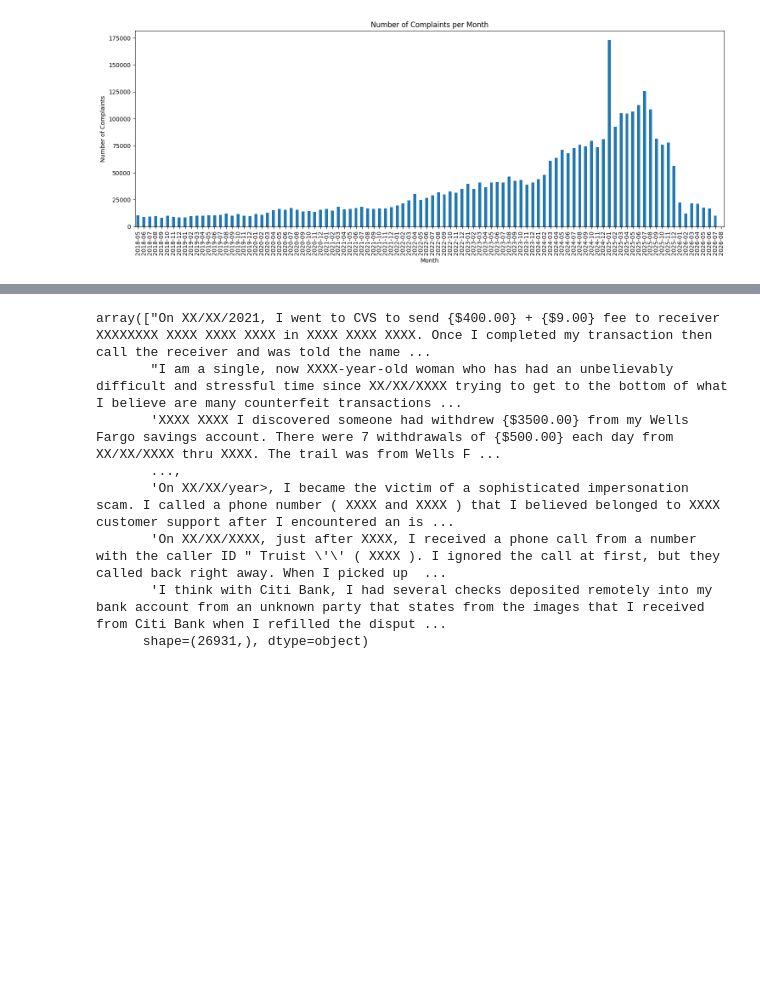
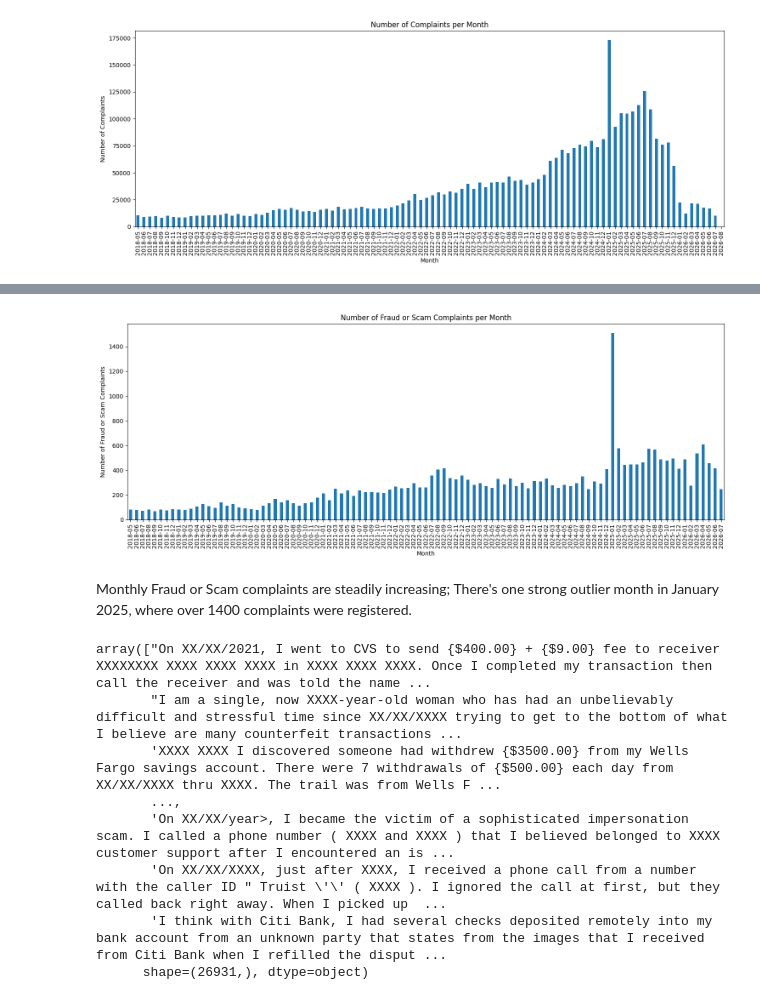
Before and after one commit to laurynjlittle/APST2047_Messy_Data_ML_Project, a Jupyter notebook: NB1_Messy_Data_Dataset_Preprocessing.ipynb, the cells around one changed output, grey strips where cells are left out. Cells and saved outputs as stored; diff of their text form; code cells hidden in the pictures; blank space fills up the shorter version.

```diff
--- a/NB1_Messy_Data_Dataset_Preprocessing.ipynb
+++ b/NB1_Messy_Data_Dataset_Preprocessing.ipynb
@@ -159,6 +218,24 @@ Shape: (26931, 16)
 | 552 | 2021-06-27 | Money transfer, virtual currency,... | Domestic (US) money transfer | Fraud or scam | NaN | XXXX XXXX I discovered someone ha... | Company has responded to the cons... | ... |
 | 762 | 2021-06-28 | Money transfer, virtual currency,... | Virtual currency | Fraud or scam | NaN | I was locked out of my Coinbase a... | NaN | ... |
 | 775 | 2021-06-28 | Money transfer, virtual currency,... | Virtual currency | Fraud or scam | NaN | someone has my information and th... | Company has responded to the cons... | ... |
+# %%
+## bar plot of number of observations per month
+
+fig, ax = plt.subplots(figsize=(15, 6))
+monthly_complaints = fraud_df.groupby(pd.Grouper(key='date_received', freq='M'))['consumer_complaint_narrative'].count()
+monthly_complaints.index = monthly_complaints.index.to_period('M')
+
+monthly_complaints.plot(kind='bar', ax=ax)
+ax.set_xlabel('Month')
+ax.set_ylabel('Number of Fraud or Scam Complaints')
+ax.set_title('Number of Fraud or Scam Complaints per Month')
+plt.tight_layout()
+plt.savefig(f'{OUTPUTS_DIR}/fig_monthly_fraud_scam_complaints.png', bbox_inches='tight')
+plt.show()
+# %% [output]
+[figure, added]
+# %% [markdown]
+Monthly Fraud or Scam complaints are steadily increasing; There's one strong outlier month in January 2025, where over 1400 complaints were registered.
 # %%
 fraud_df[fraud_df['Issue'] == 'Fraud or scam']['Consumer complaint narrative'].values
 # %% [output]
```
Also changed, not shown: parts of 11 cells of this notebook.
